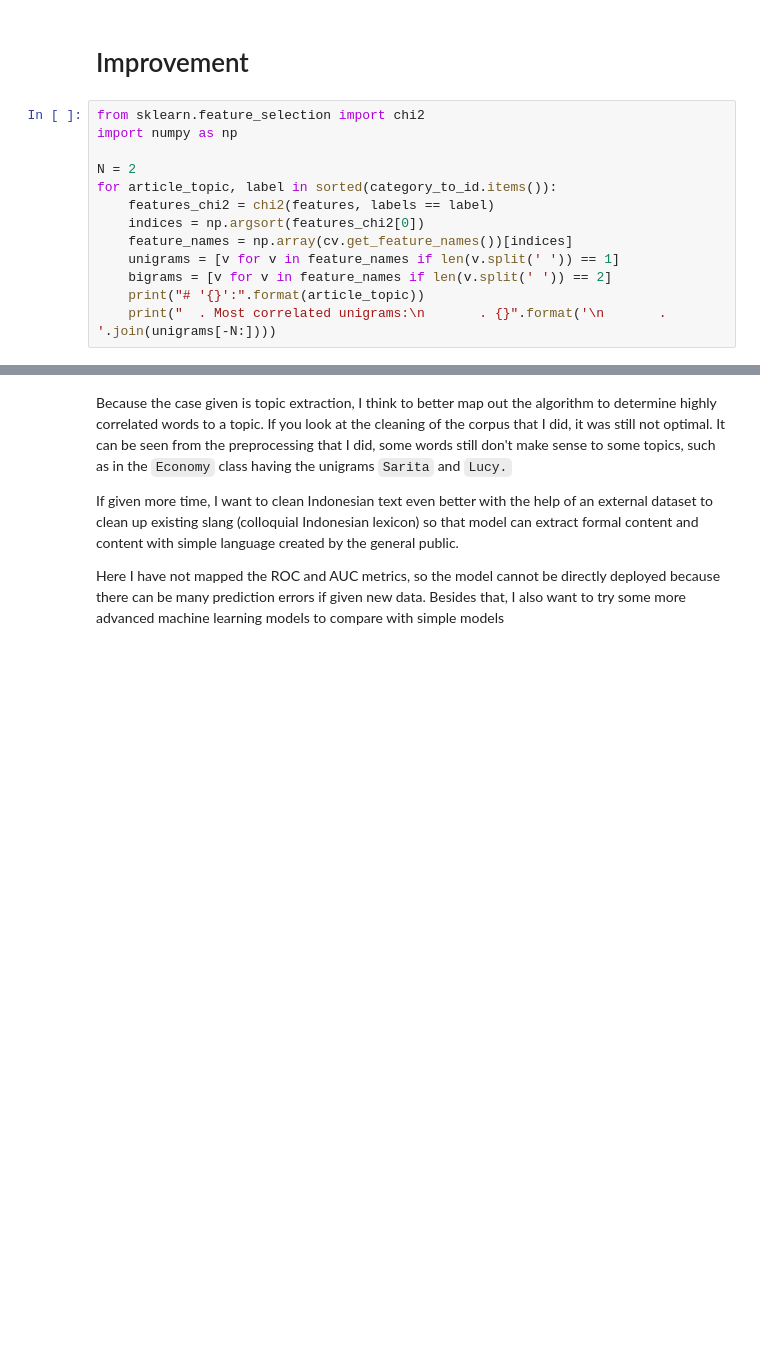
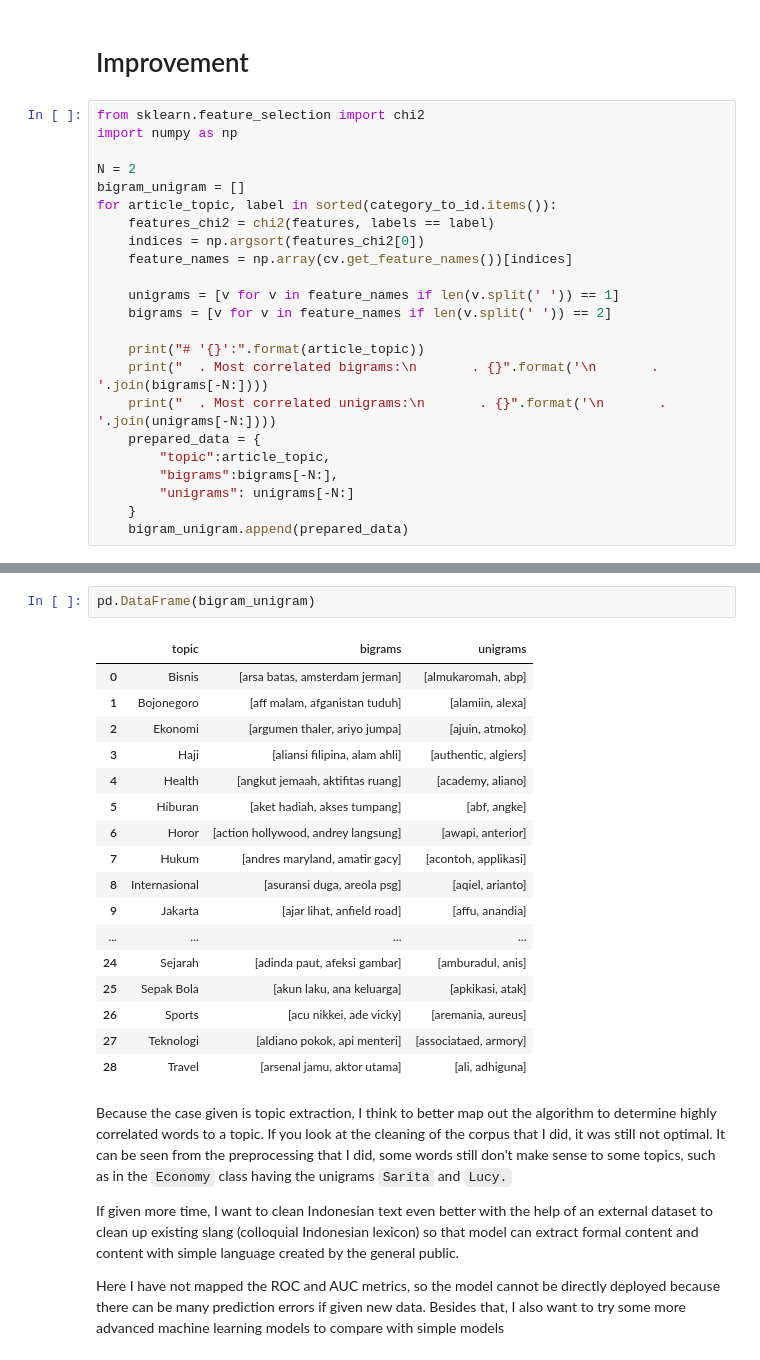
Before and after one commit to bayuwira/Text-Classification-Topic-Extraction-on-Indonesian-Dataset, a Jupyter notebook: Documentation.ipynb, the cells around one changed output, grey strips where cells are left out. Cells and saved outputs as stored; diff of their text form; blank space fills up the shorter version.

```diff
--- a/Documentation.ipynb
+++ b/Documentation.ipynb
@@ -448,13 +516,23 @@ from sklearn.feature_selection import chi2
 import numpy as np
 
 N = 2
+bigram_unigram = []
 for article_topic, label in sorted(category_to_id.items()):
     features_chi2 = chi2(features, labels == label)
     indices = np.argsort(features_chi2[0])
     feature_names = np.array(cv.get_feature_names())[indices]
+
     unigrams = [v for v in feature_names if len(v.split(' ')) == 1]
     bigrams = [v for v in feature_names if len(v.split(' ')) == 2]
+
     print("# '{}':".format(article_topic))
+    print("  . Most correlated bigrams:\n       . {}".format('\n       . '.join(bigrams[-N:])))
     print("  . Most correlated unigrams:\n       . {}".format('\n       . '.join(unigrams[-N:])))
+    prepared_data = {
+        "topic":article_topic,
+        "bigrams":bigrams[-N:],
+        "unigrams": unigrams[-N:]
+    }
+    bigram_unigram.append(prepared_data)
 # %% [output]
 # 'Bisnis':
@@ -477,3 +555,23 @@ for article_topic, label in sorted(category_to_id.items()):
+# %%
+pd.DataFrame(bigram_unigram)
+# %% [output]
+|  | topic | bigrams | unigrams |
+| 0 | Bisnis | [arsa batas, amsterdam jerman] | [almukaromah, abp] |
+| 1 | Bojonegoro | [aff malam, afganistan tuduh] | [alamiin, alexa] |
+| 2 | Ekonomi | [argumen thaler, ariyo jumpa] | [ajuin, atmoko] |
+| 3 | Haji | [aliansi filipina, alam ahli] | [authentic, algiers] |
+| 4 | Health | [angkut jemaah, aktifitas ruang] | [academy, aliano] |
+| 5 | Hiburan | [aket hadiah, akses tumpang] | [abf, angke] |
+| 6 | Horor | [action hollywood, andrey langsung] | [awapi, anterior] |
+| 7 | Hukum | [andres maryland, amatir gacy] | [acontoh, applikasi] |
+| 8 | Internasional | [asuransi duga, areola psg] | [aqiel, arianto] |
+| 9 | Jakarta | [ajar lihat, anfield road] | [affu, anandia] |
+| ... | ... | ... | ... |
+| 24 | Sejarah | [adinda paut, afeksi gambar] | [amburadul, anis] |
+| 25 | Sepak Bola | [akun laku, ana keluarga] | [apkikasi, atak] |
+| 26 | Sports | [acu nikkei, ade vicky] | [aremania, aureus] |
+| 27 | Teknologi | [aldiano pokok, api menteri] | [associataed, armory] |
+| 28 | Travel | [arsenal jamu, aktor utama] | [ali, adhiguna] |
 # %% [markdown]
 Because the case given is topic extraction, I think to better map out the algorithm to determine highly correlated words to a topic.
 If you look at the cleaning of the corpus that I did, it was still not optimal.
```
Also changed, not shown: parts of 21 cells of this notebook, 1 other file.
